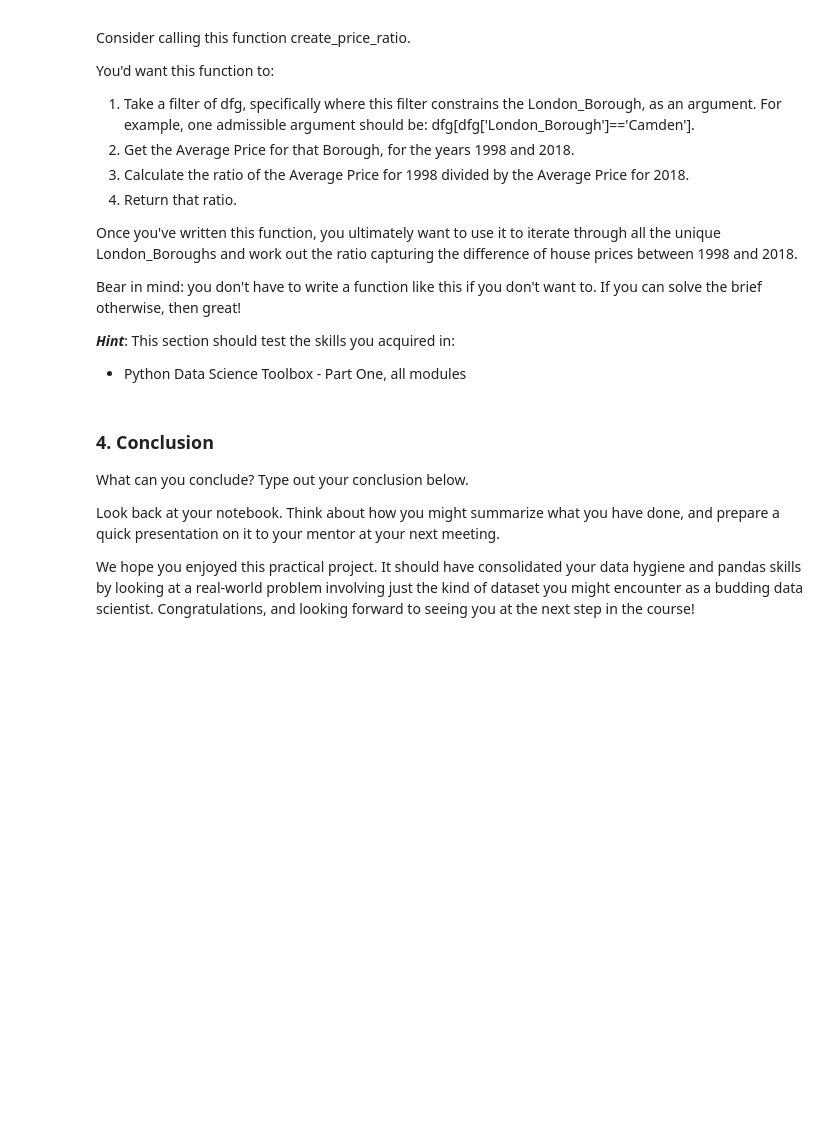
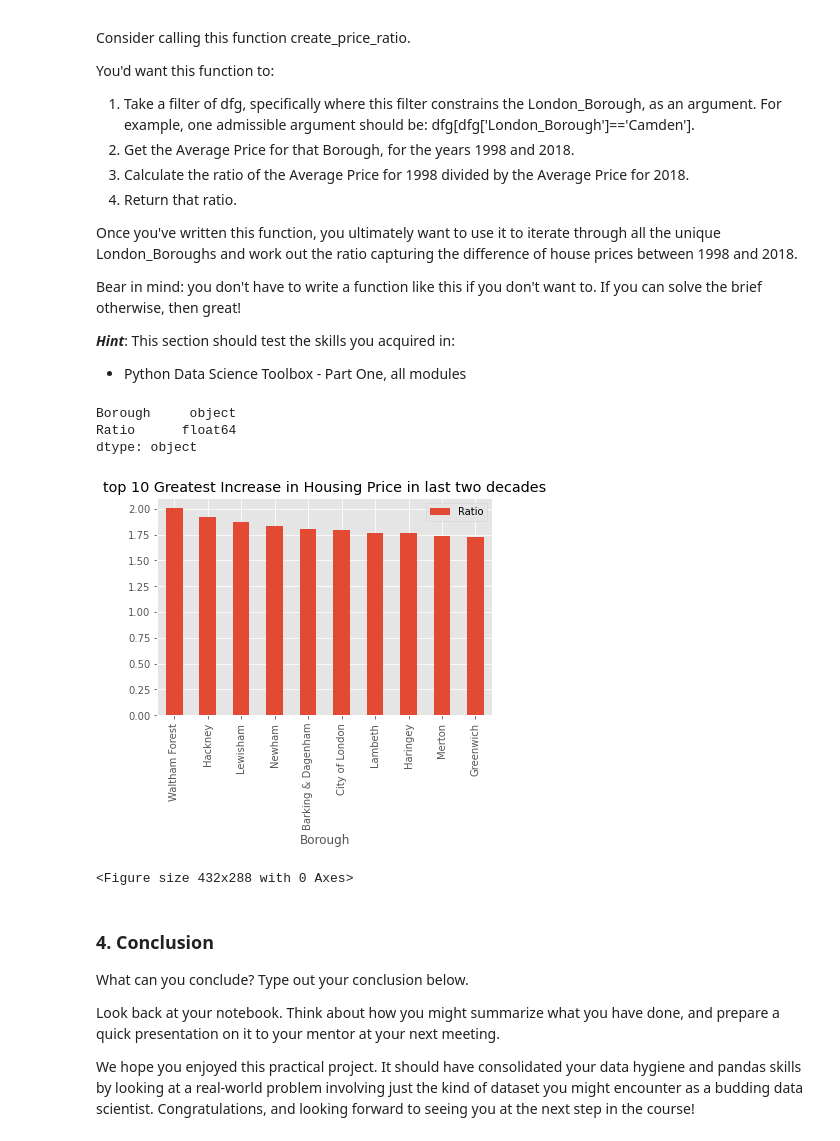
Before and after one commit to Erik1120/SpringboardProject, a Jupyter notebook: Case_Study-London_Housing.ipynb, the cells around one changed output. Saved outputs shown, nothing was run; the diff lists cells and outputs as text; code cells hidden in the pictures; blank space fills up the shorter version.

Commit message:
London Housing

```diff
--- a/Case_Study-London_Housing.ipynb
+++ b/Case_Study-London_Housing.ipynb
@@ -168,6 +417,32 @@ Bear in mind: you don't have to write a function like this if you don't want to.
 
 ***Hint***: This section should test the skills you acquired in:
 - Python Data Science Toolbox - Part One, all modules
+# %%
+ratio = dict()
+for v in df['Borough'].unique():
+    ratio[v] = float(price_mean.loc[v, 2020] / price_mean.loc[v, 2010])
+
+dfg = pd.DataFrame.from_dict(ratio, orient='index')
+# %%
+dfg.reset_index(inplace=True)
+# %%
+dfg.rename(columns = {'index':'Borough', 0: 'Ratio'}, inplace=True)
+dfg.dtypes
+# %% [output]
+Borough     object
+Ratio      float64
+dtype: object
+# %%
+dfg.sort_values(by='Ratio', ascending=False, ignore_index=True, inplace=True)
+top10 = dfg.head(10)
+# %%
+top10.plot(x='Borough', y='Ratio', title='top 10 Greatest Increase in Housing Price in last two decades', kind='bar')
+plt.style.use('ggplot')
+plt.show()
+plt.clf()
+# %% [output]
+[figure, added]
+<Figure size 432x288 with 0 Axes>
 # %% [markdown]
 ### 4. Conclusion
 What can you conclude? Type out your conclusion below.
```
Also changed, not shown: parts of 24 cells of this notebook, 1 other file.
